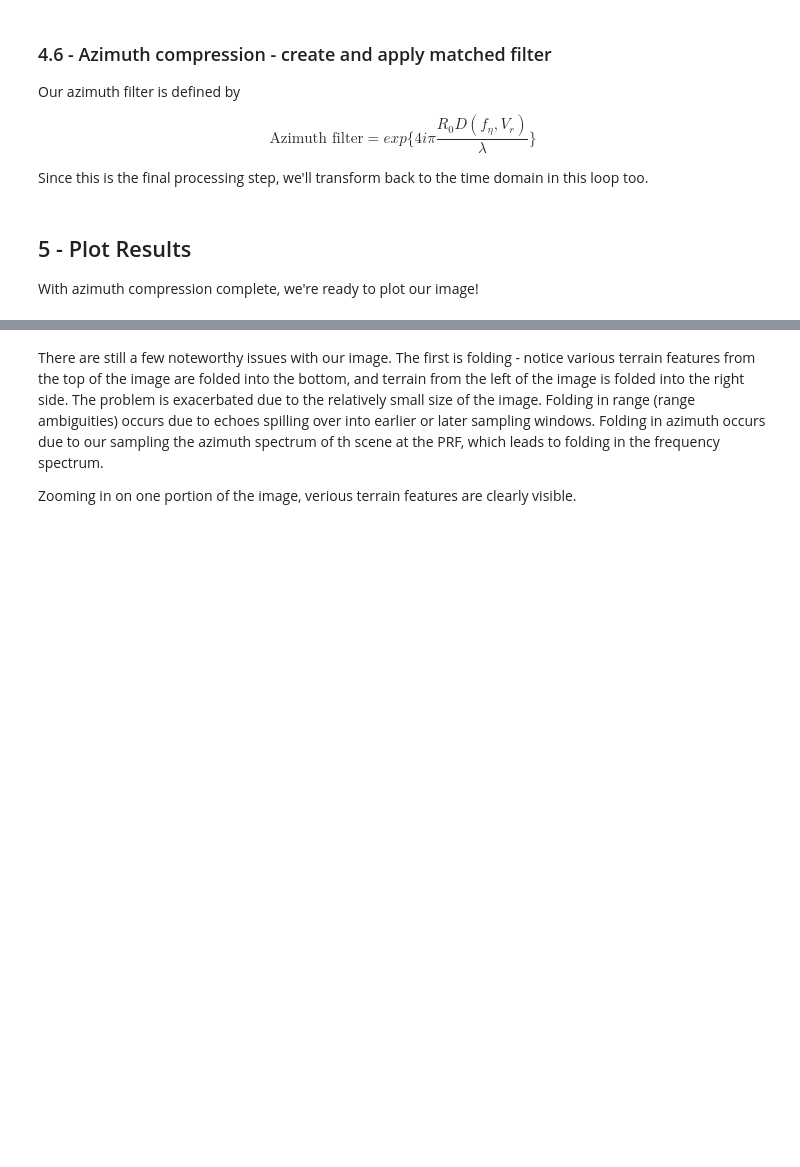
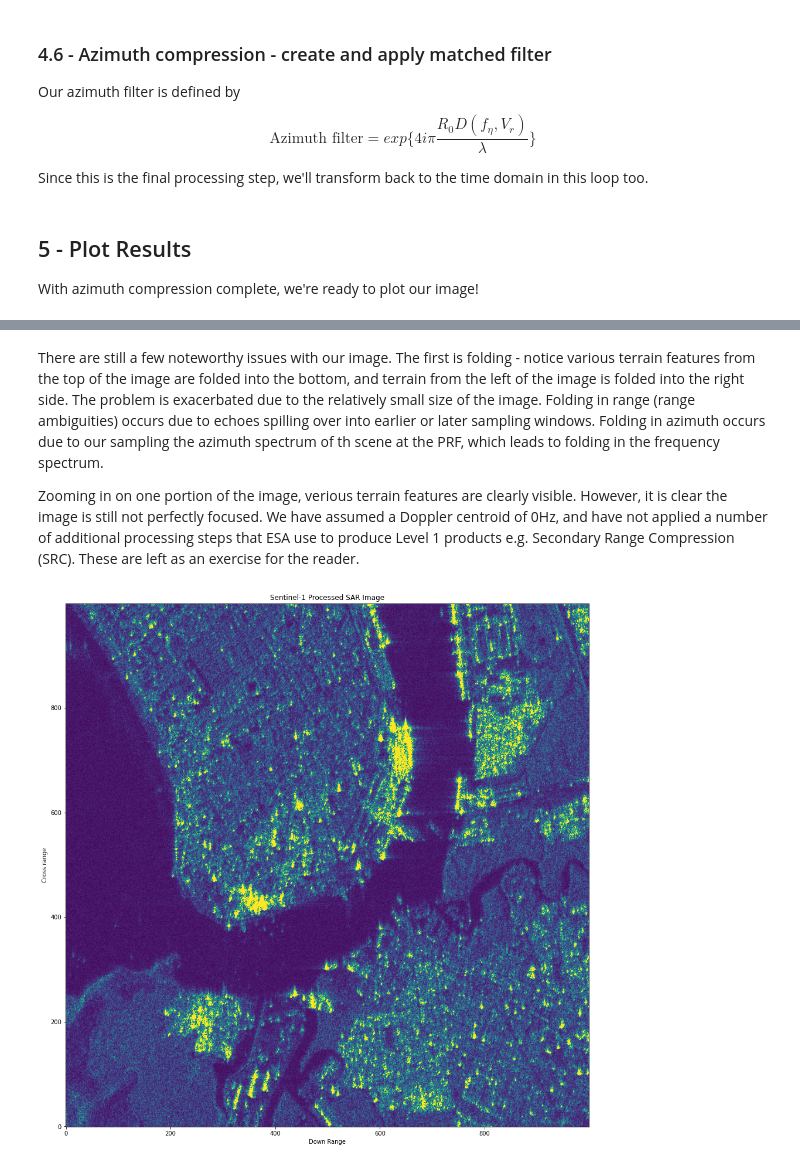
Before and after one commit to Rich-Hall/sentinel1Level0DecodingDemo, a Jupyter notebook: sentinel1Level0DecodingDemo.ipynb, the cells around one changed output, grey strips where cells are left out. Cells and saved outputs as stored; diff of their text form; code cells hidden in the pictures; blank space fills up the shorter version.

Commit message:
Updated Jupyter notebook with larger image.

```diff
--- a/sentinel1Level0DecodingDemo.ipynb
+++ b/sentinel1Level0DecodingDemo.ipynb
@@ -19,7 +19,7 @@ import struct
 import matplotlib.pyplot as plt
 from scipy.interpolate import interp1d
 # %%
-filepath = "./data/sao_paulo/S1A_S3_RAW__0SDH_20220710T213600_20220710T213625_044043_0541DB_56CE/S1A_S3_RAW__0SDH_20220710T213600_20220710T213625_044043_0541DB_56CE.SAFE/"
+filepath = "data/sao_paulo/"
 filename = "s1a-s3-raw-s-hh-20220710t213600-20220710t213625-044043-0541db.dat"
 inputfile = filepath+filename
 
@@ -51,5 +77,5 @@ Now we've extracted all the packet metadata, we're going to select the data pack
 # %%
 selection = df[df["Swath Number"] == 2]
 selection = selection[selection["BAQ Mode"] == 12]
-selection = selection.iloc[9000:13096]
+selection = selection.iloc[8000:16192]
 selection
@@ -145,7 +187,7 @@ velocity_interp = interp1d(ephemeris["POD Solution Data Timestamp"].unique(), ec
 x_interp = interp1d(ephemeris["POD Solution Data Timestamp"].unique(), ephemeris["X-axis position ECEF"].unique(), fill_value="extrapolate")
 y_interp = interp1d(ephemeris["POD Solution Data Timestamp"].unique(), ephemeris["Y-axis position ECEF"].unique(), fill_value="extrapolate")
 z_interp = interp1d(ephemeris["POD Solution Data Timestamp"].unique(), ephemeris["Z-axis position ECEF"].unique(), fill_value="extrapolate")
-space_velocities = selection.apply(lambda x: velocity_interp(x["Coarse Time"] + x["Fine Time"]), axis=1).to_list()
+space_velocities = selection.apply(lambda x: velocity_interp(x["Coarse Time"] + x["Fine Time"]), axis=1)
 
 x_positions = selection.apply(lambda x: x_interp(x["Coarse Time"] + x["Fine Time"]), axis=1).to_list()
 y_positions = selection.apply(lambda x: y_interp(x["Coarse Time"] + x["Fine Time"]), axis=1).to_list()
@@ -158,13 +200,13 @@ velocities = np.zeros((len_az_line, len_range_line))
 # Now loop over range and azimuth, and calculate spacecraft velocity and D
 for i in range(len_az_line):
     H = math.sqrt(x_positions[i]**2 + y_positions[i]**2 + z_positions[i]**2)
-    W = space_velocities[i]/H
+    W = float(space_velocities.iloc[i])/H
     lat = math.atan(z_positions[i] / x_positions[i])
     local_earth_rad = math.sqrt(((a**2 * math.cos(lat))**2 + (b**2 * math.sin(lat))**2) / ((a * math.cos(lat))**2 + (b * math.sin(lat))**2))
     for j in range(len_range_line):
         cos_beta = (local_earth_rad**2 + H**2 - slant_range[j]**2) / (2 * local_earth_rad * H)
         this_ground_velocity = local_earth_rad * W * cos_beta
-        velocities[i, j] = math.sqrt(space_velocities[i] * this_ground_velocity)
+        velocities[i, j] = math.sqrt(float(space_velocities.iloc[i]) * this_ground_velocity)
         D[i, j] = d(az_freq_vals[i], velocities[i, j])
 # %% [markdown]
 ### 4.2 - Convert data to 2D frequency domain
@@ -283,13 +327,15 @@ plt.show()
 # %% [markdown]
 There are still a few noteworthy issues with our image. The first is folding - notice various terrain features from the top of the image are folded into the bottom, and terrain from the left of the image is folded into the right side. The problem is exacerbated due to the relatively small size of the image. Folding in range (range ambiguities) occurs due to echoes spilling over into earlier or later sampling windows. Folding in azimuth occurs due to our sampling the azimuth spectrum of th scene at the PRF, which leads to folding in the frequency spectrum.
 
-Zooming in on one portion of the image, verious terrain features are clearly visible.
+Zooming in on one portion of the image, verious terrain features are clearly visible. However, it is clear the image is still not perfectly focused. We have assumed a Doppler centroid of 0Hz, and have not applied a number of additional processing steps that ESA use to produce Level 1 products e.g. Secondary Range Compression (SRC). These are left as an exercise for the reader.
 # %%
 # Zoom in on a small part of our image
 plt.figure(figsize=(16,100))
 plt.title("Sentinel-1 Processed SAR Image")
-plt.imshow(abs(az_compressed_data[1500:2500, 8200:9200]), vmin=0, vmax=3000, origin='lower')
+plt.imshow(abs(az_compressed_data[2500:3500, 8200:9200]), vmin=0, vmax=3000, origin='lower')
 plt.xlabel("Down Range")
 plt.ylabel("Cross range")
 plt.show()
+# %% [output]
+[figure, added]
 # %% [markdown]
```
Also changed, not shown: parts of 6 cells of this notebook.
